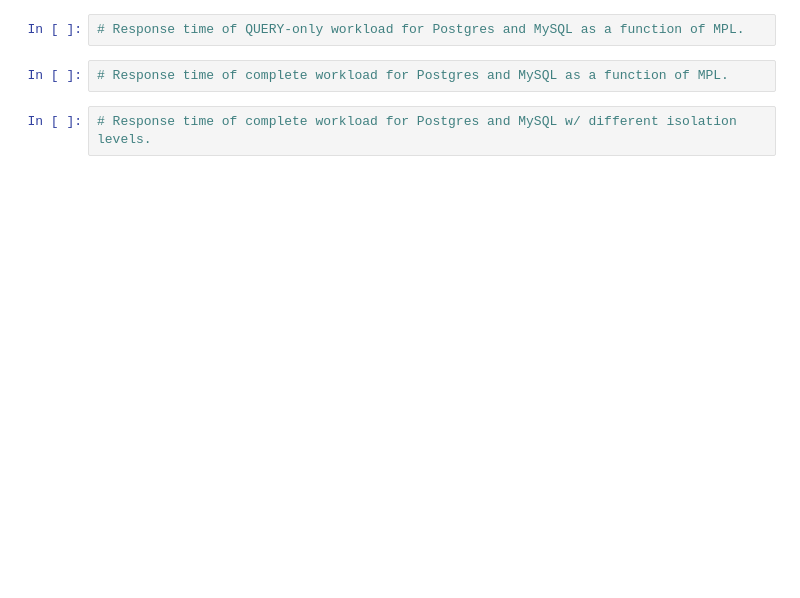
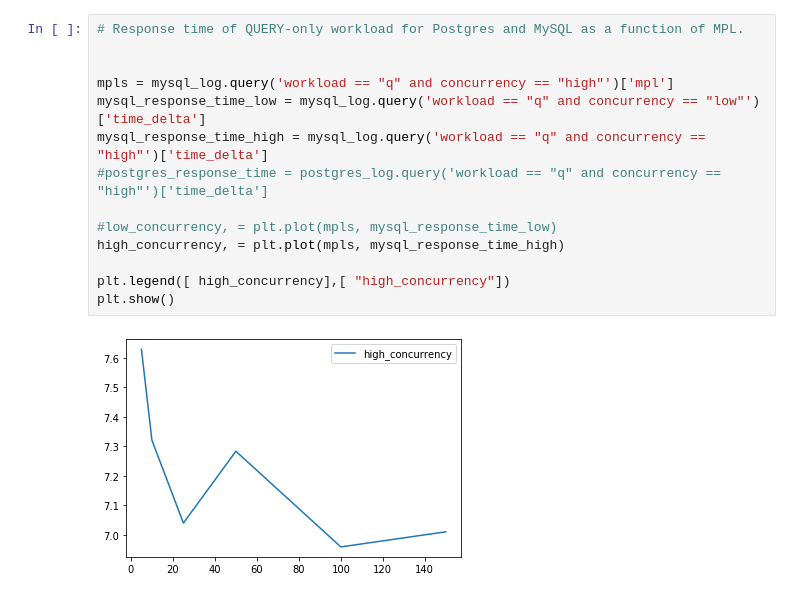
Before and after one commit to glennga/tippers-benchmark, a Jupyter notebook: exploration.ipynb, the cells around one changed output. Cells and saved outputs as stored; diff of their text form; blank space fills up the shorter version.

```diff
--- a/exploration.ipynb
+++ b/exploration.ipynb
@@ -27,6 +27,16 @@ plt.plot(mpls, postgres_response_time)
-# %%
-# Response time of QUERY-only workload for Postgres and MySQL as a function of MPL.
-# %%
-# Response time of complete workload for Postgres and MySQL as a function of MPL.
-# %%
-# Response time of complete workload for Postgres and MySQL w/ different isolation levels.
+# %%
+# Response time of QUERY-only workload for Postgres and MySQL as a function of MPL.
+
+
+mpls = mysql_log.query('workload == "q" and concurrency == "high"')['mpl']
+mysql_response_time_low = mysql_log.query('workload == "q" and concurrency == "low"')['time_delta']
+mysql_response_time_high = mysql_log.query('workload == "q" and concurrency == "high"')['time_delta']
+#postgres_response_time = postgres_log.query('workload == "q" and concurrency == "high"')['time_delta']
+
+#low_concurrency, = plt.plot(mpls, mysql_response_time_low)
+high_concurrency, = plt.plot(mpls, mysql_response_time_high)
+
+plt.legend([ high_concurrency],[ "high_concurrency"])
+plt.show()
+# %% [output]
+[figure, added]
```
Also changed, not shown: parts of 4 cells of this notebook.
